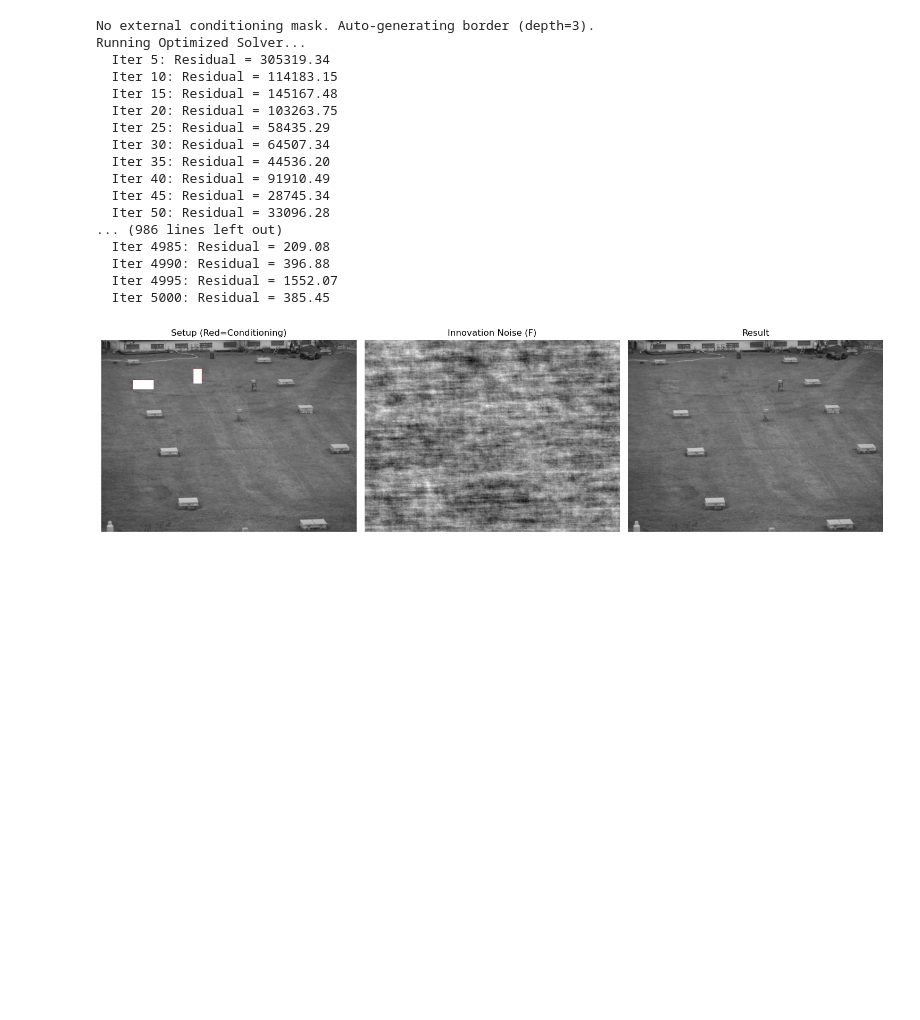
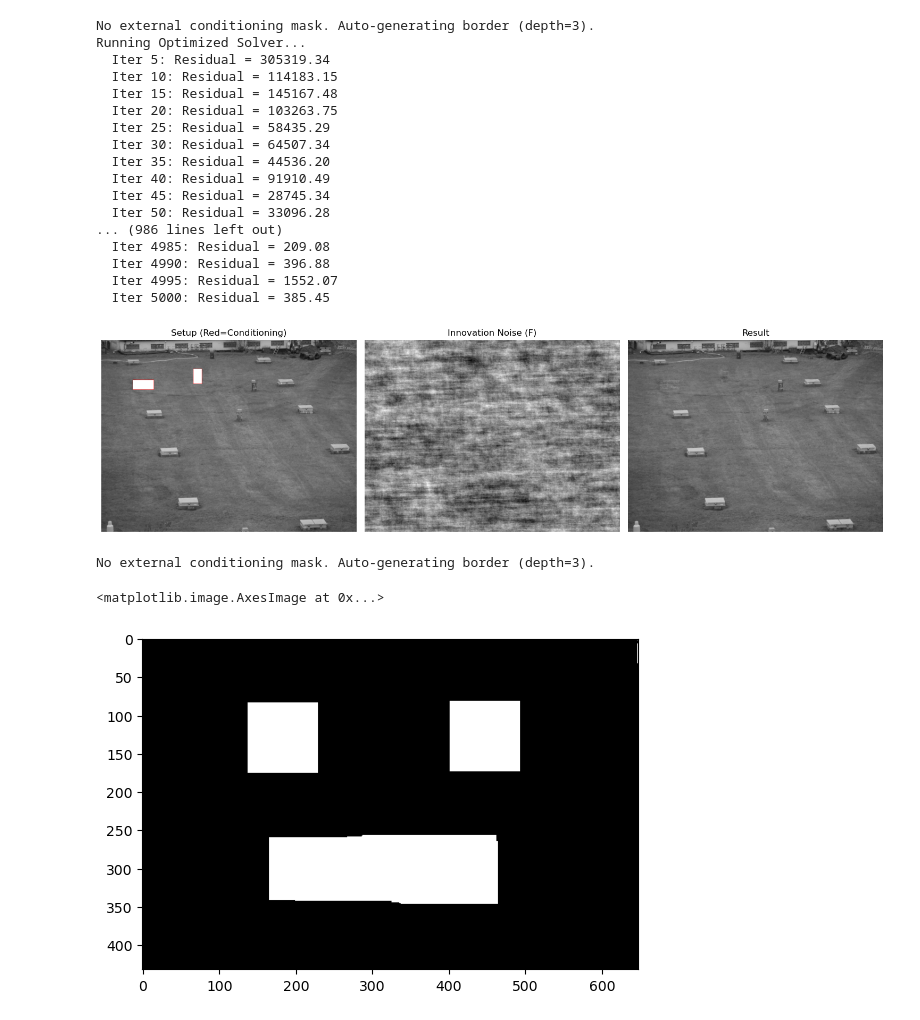
Before and after one commit to guilhermeRaibolt/gaussian-impainting, a Jupyter notebook: gaussian_sampling.ipynb, the cells around one changed output. Saved outputs shown, nothing was run; the diff lists cells and outputs as text; code cells hidden in the pictures; blank space fills up the shorter version.

```diff
--- a/gaussian_sampling.ipynb
+++ b/gaussian_sampling.ipynb
@@ -1612,3 +2121,18 @@ Running Optimized Solver...
   Iter 4995: Residual = 1552.07
   Iter 5000: Residual = 385.45
 [figure]
+# %%
+binary_mask = cv2.imread('data/IMG_9881 (1).bmp', cv2.IMREAD_GRAYSCALE)
+
+
+mask, cond_mask = generate_mask_binary_image(
+    binary_mask,
+    depth=3,
+)
+np.where(binary_mask == 255, 0, 255)
+
+plt.imshow(binary_mask, vmin=0, vmax=255, cmap='gray')
+# %% [output]
+No external conditioning mask. Auto-generating border (depth=3).
+<matplotlib.image.AxesImage at 0x...>
+[figure, added]
```
Also changed, not shown: parts of 51 cells of this notebook, 15 other files.
